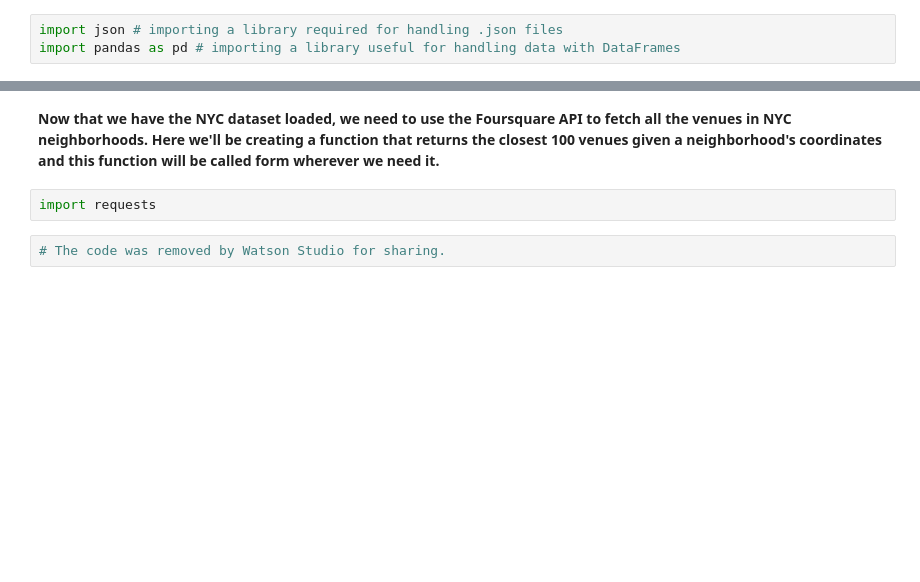
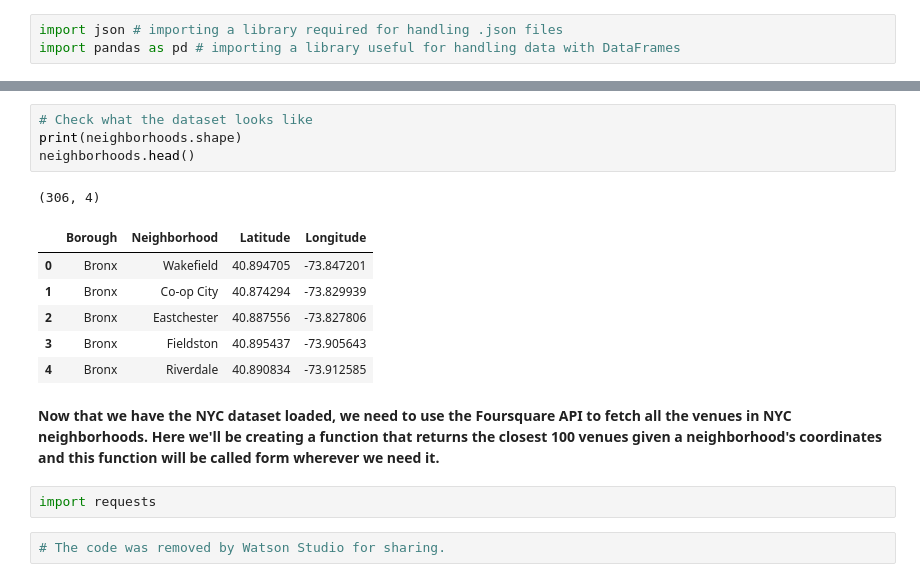
Before and after one commit to Dhananjayan-PN/Coursera_Capstone, a Jupyter notebook: IBM Data Science Certification Capstone Project.ipynb, the cells around one changed output, grey strips where cells are left out. Cells and saved outputs as stored; diff of their text form; blank space fills up the shorter version.

```diff
--- a/IBM Data Science Certification Capstone Project.ipynb
+++ b/IBM Data Science Certification Capstone Project.ipynb
@@ -51,3 +53,15 @@ print('New York City Neighborhood Data Loaded with {} boroughs and {} neighborho
+# %%
+# Check what the dataset looks like
+print(neighborhoods.shape)
+neighborhoods.head()
+# %% [output]
+(306, 4)
+|  | Borough | Neighborhood | Latitude | Longitude |
+| 0 | Bronx | Wakefield | 40.894705 | -73.847201 |
+| 1 | Bronx | Co-op City | 40.874294 | -73.829939 |
+| 2 | Bronx | Eastchester | 40.887556 | -73.827806 |
+| 3 | Bronx | Fieldston | 40.895437 | -73.905643 |
+| 4 | Bronx | Riverdale | 40.890834 | -73.912585 |
 # %% [markdown]
 **Now that we have the NYC dataset loaded, we need to use the Foursquare API to fetch all the venues in NYC neighborhoods. Here we'll be creating a function that returns the closest 100 venues given a neighborhood's coordinates and this function will be called form wherever we need it.**
 # %%
```
Also changed, not shown: parts of 22 cells of this notebook.
